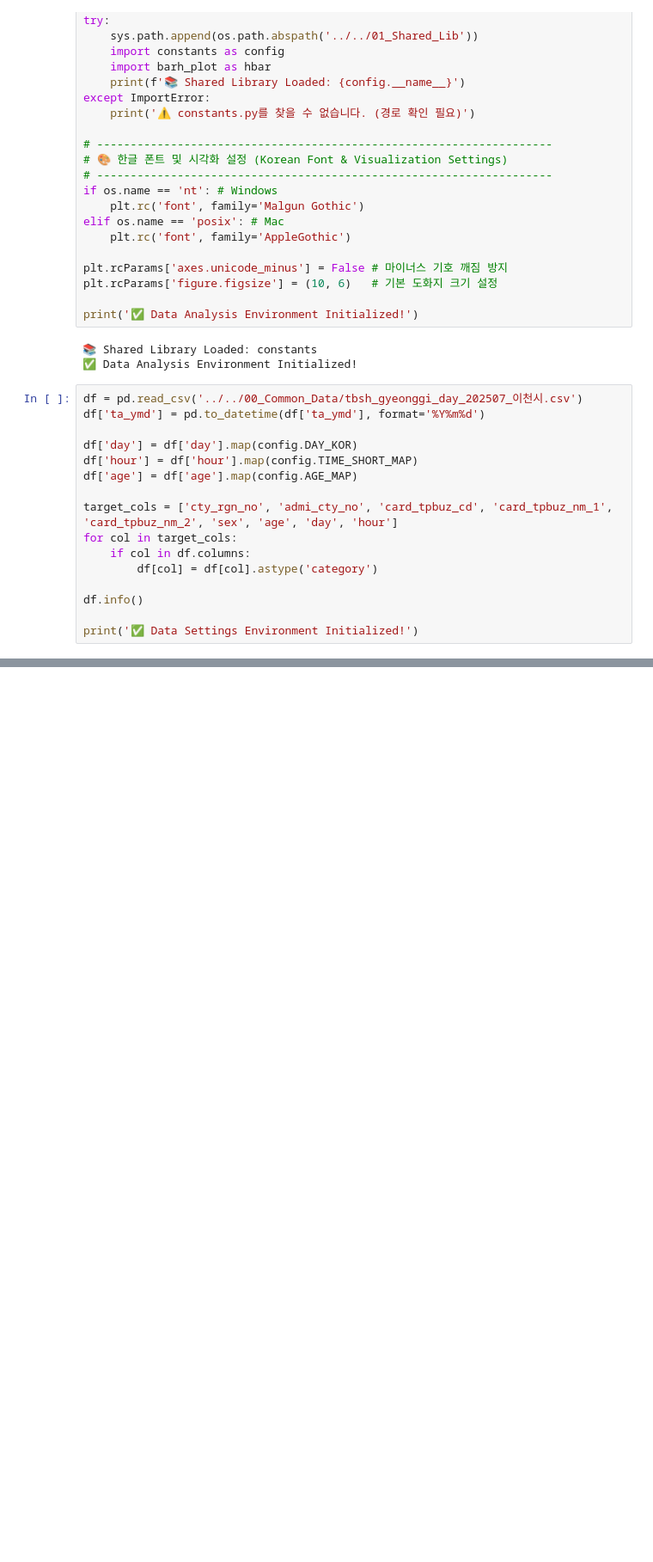
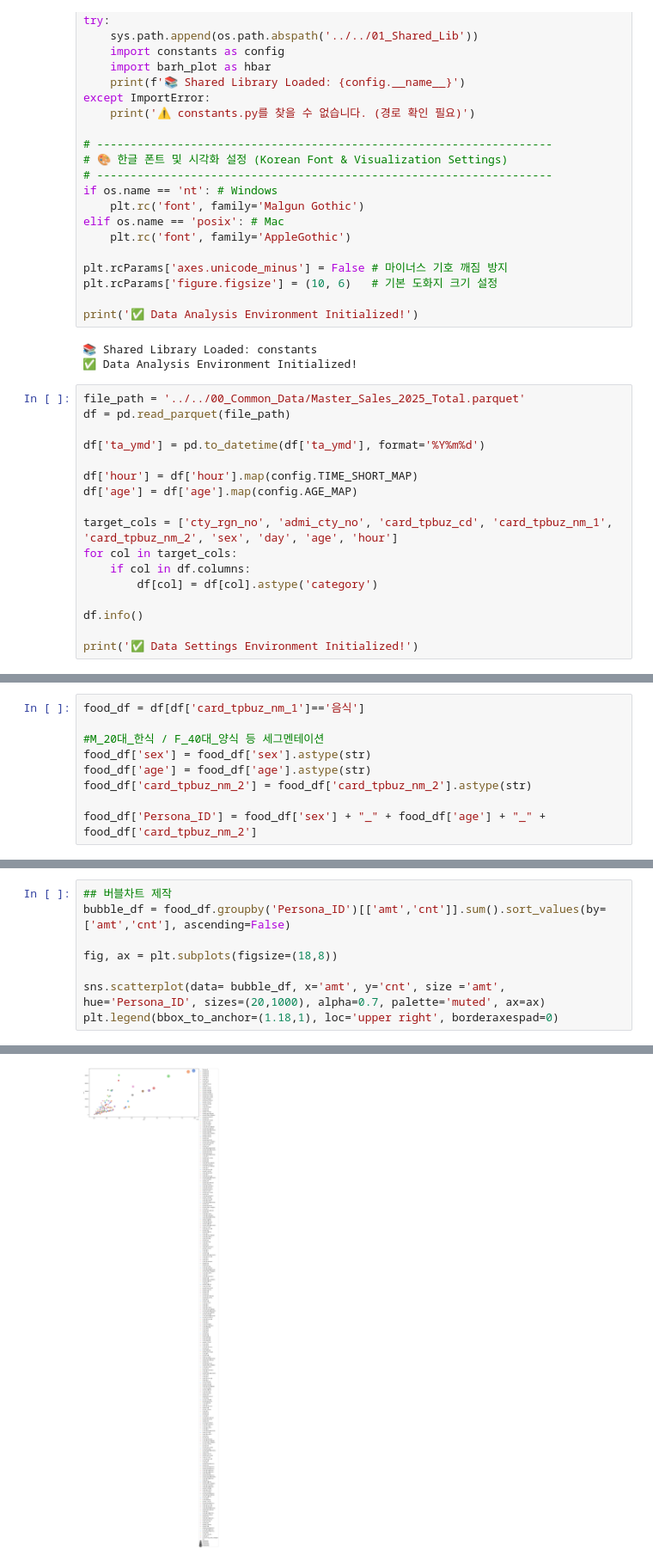
Before and after one commit to Jinwo0o-develop/Data_Analysis_Archive, a Jupyter notebook: 02_src/05_Cohort_Analysis/Cohort_Analysis.ipynb, the cells around one changed output, grey strips where cells are left out. Shown at 86% size. Drawn from its saved outputs; the diff is of its cells as text; blank space fills up the shorter version.

```diff
--- a/02_src/05_Cohort_Analysis/Cohort_Analysis.ipynb
+++ b/02_src/05_Cohort_Analysis/Cohort_Analysis.ipynb
@@ -33,14 +33,15 @@ print('✅ Data Analysis Environment Initialized!')
 📚 Shared Library Loaded: constants
 ✅ Data Analysis Environment Initialized!
 # %%
-df = pd.read_csv('../../00_Common_Data/tbsh_gyeonggi_day_202507_이천시.csv')
+file_path = '../../00_Common_Data/Master_Sales_2025_Total.parquet'
+df = pd.read_parquet(file_path)
+
 df['ta_ymd'] = pd.to_datetime(df['ta_ymd'], format='%Y%m%d')
 
-df['day'] = df['day'].map(config.DAY_KOR)
 df['hour'] = df['hour'].map(config.TIME_SHORT_MAP)
 df['age'] = df['age'].map(config.AGE_MAP)
 
-target_cols = ['cty_rgn_no', 'admi_cty_no', 'card_tpbuz_cd', 'card_tpbuz_nm_1', 'card_tpbuz_nm_2', 'sex', 'age', 'day', 'hour']
+target_cols = ['cty_rgn_no', 'admi_cty_no', 'card_tpbuz_cd', 'card_tpbuz_nm_1', 'card_tpbuz_nm_2', 'sex', 'day', 'age', 'hour']
 for col in target_cols:
     if col in df.columns:
         df[col] = df[col].astype('category')
@@ -134,0 +86,9 @@ sns.barplot(data=data, x='amt', y='card_tpbuz_nm_2', hue='sex', order=my_order,
+# %%
+food_df = df[df['card_tpbuz_nm_1']=='음식']
+
+#M_20대_한식 / F_40대_양식 등 세그멘테이션
+food_df['sex'] = food_df['sex'].astype(str)
+food_df['age'] = food_df['age'].astype(str)
+food_df['card_tpbuz_nm_2'] = food_df['card_tpbuz_nm_2'].astype(str)
+
+food_df['Persona_ID'] = food_df['sex'] + "_" + food_df['age'] + "_" + food_df['card_tpbuz_nm_2']
@@ -134,0 +231,9 @@ sns.barplot(data=data, x='amt', y='card_tpbuz_nm_2', hue='sex', order=my_order,
+# %%
+## 버블차트 제작
+bubble_df = food_df.groupby('Persona_ID')[['amt','cnt']].sum().sort_values(by=['amt','cnt'], ascending=False)
+
+fig, ax = plt.subplots(figsize=(18,8))
+
+sns.scatterplot(data= bubble_df, x='amt', y='cnt', size ='amt', hue='Persona_ID', sizes=(20,1000), alpha=0.7, palette='muted', ax=ax)
+plt.legend(bbox_to_anchor=(1.18,1), loc='upper right', borderaxespad=0)
+# %% [output]
@@ -134,0 +241 @@ sns.barplot(data=data, x='amt', y='card_tpbuz_nm_2', hue='sex', order=my_order,
+[figure, added]
```
Also changed, not shown: parts of 13 cells of this notebook, 2 other files.
